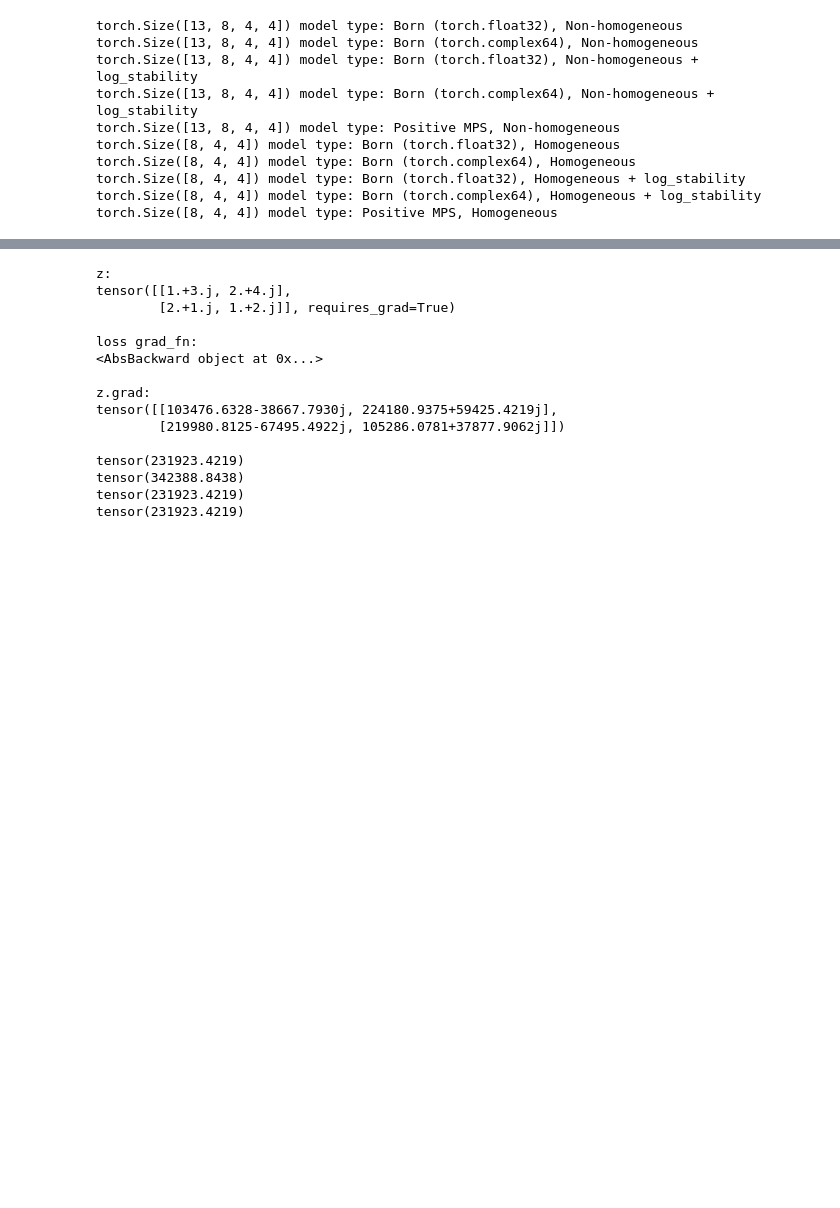
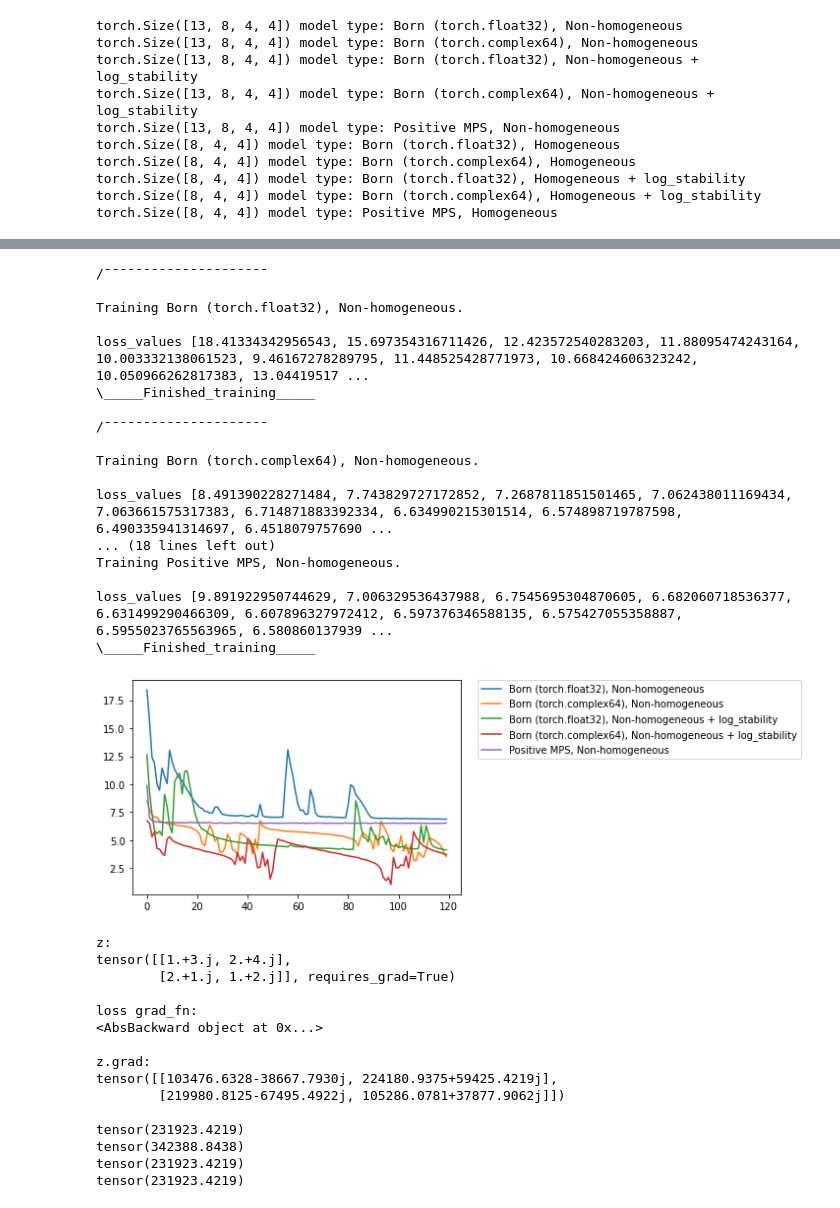
Before and after one commit to postylem/comparison-of-tensor-train-models, a Jupyter notebook: TestUse.ipynb, the cells around one changed output, grey strips where cells are left out. Drawn from its saved outputs; the diff is of its cells as text; code cells hidden in the pictures; blank space fills up the shorter version.

```diff
--- a/TestUse.ipynb
+++ b/TestUse.ipynb
@@ -162,11 +177,30 @@ Training Born (torch.float32), Homogeneous.
 # %%
 model_loss_values={}
 for model in models:
-    loss_values = train(model, X, batchsize=30, plot=False, max_epochs = 60, lr=0.05)
+    loss_values = train(model, X, batchsize=35, plot=False, max_epochs = 120, lr=0.02)
     plt.plot(loss_values, label=model.name)
     model_loss_values["model.name"]=loss_values
 plt.legend(bbox_to_anchor=(1.05, 1), loc='upper left', borderaxespad=0.)
 plt.show()
+# %% [output]
+/¯¯¯¯¯¯¯¯¯¯¯¯¯¯¯¯¯¯¯¯¯
+
+Training Born (torch.float32), Non-homogeneous.
+
+loss_values [18.41334342956543, 15.697354316711426, 12.423572540283203, 11.88095474243164, 10.003332138061523, 9.46167278289795, 11.448525428771973, 10.668424606323242, 10.050966262817383, 13.04419517 ...
+\_____Finished_training_____
+
+/¯¯¯¯¯¯¯¯¯¯¯¯¯¯¯¯¯¯¯¯¯
+
+Training Born (torch.complex64), Non-homogeneous.
+
+loss_values [8.491390228271484, 7.743829727172852, 7.2687811851501465, 7.062438011169434, 7.063661575317383, 6.714871883392334, 6.634990215301514, 6.574898719787598, 6.490335941314697, 6.4518079757690 ...
+... (18 lines left out)
+Training Positive MPS, Non-homogeneous.
+
+loss_values [9.891922950744629, 7.006329536437988, 6.7545695304870605, 6.682060718536377, 6.631499290466309, 6.607896327972412, 6.597376346588135, 6.575427055358887, 6.5955023765563965, 6.580860137939 ...
+\_____Finished_training_____
+[figure, added]
 # %%
 # testing complex functions
 real = torch.tensor([[1, 2],[2, 1]], dtype=torch.float32)
```
Also changed, not shown: parts of 5 cells of this notebook.
